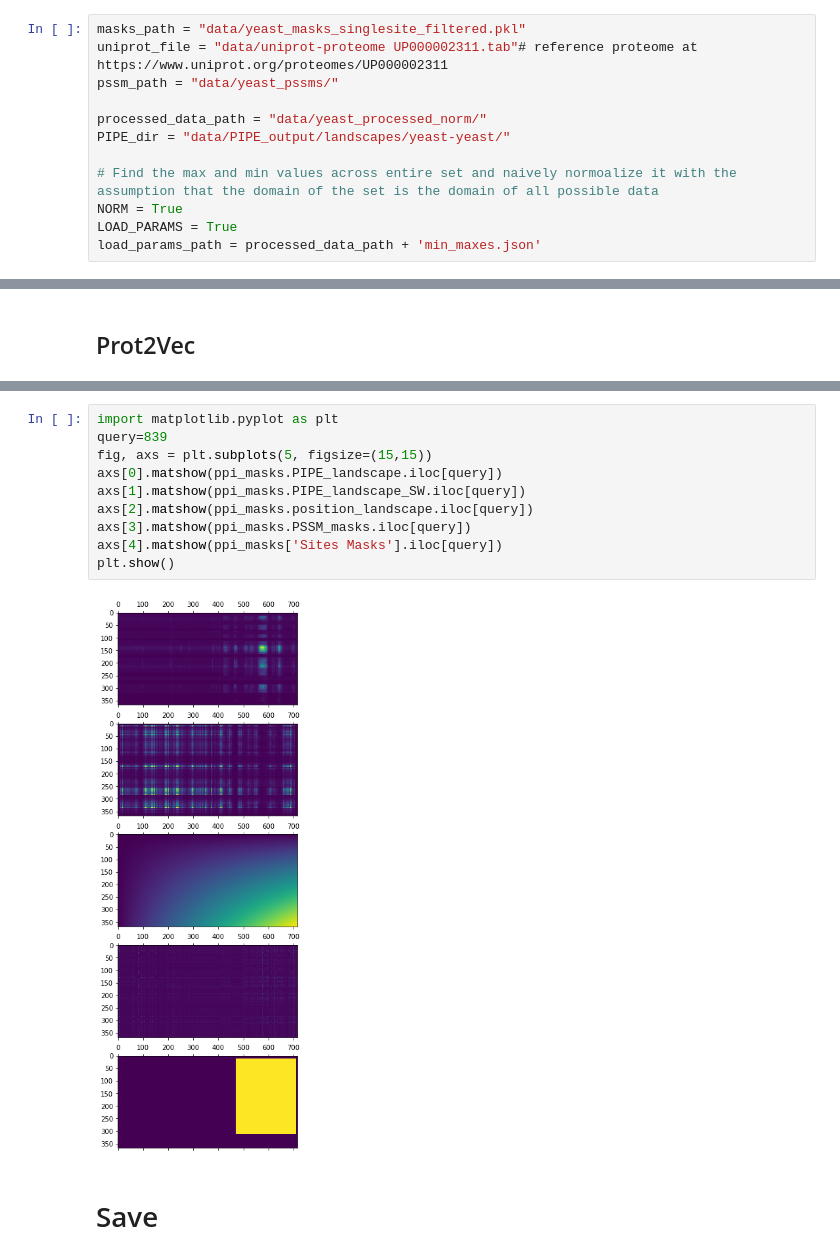
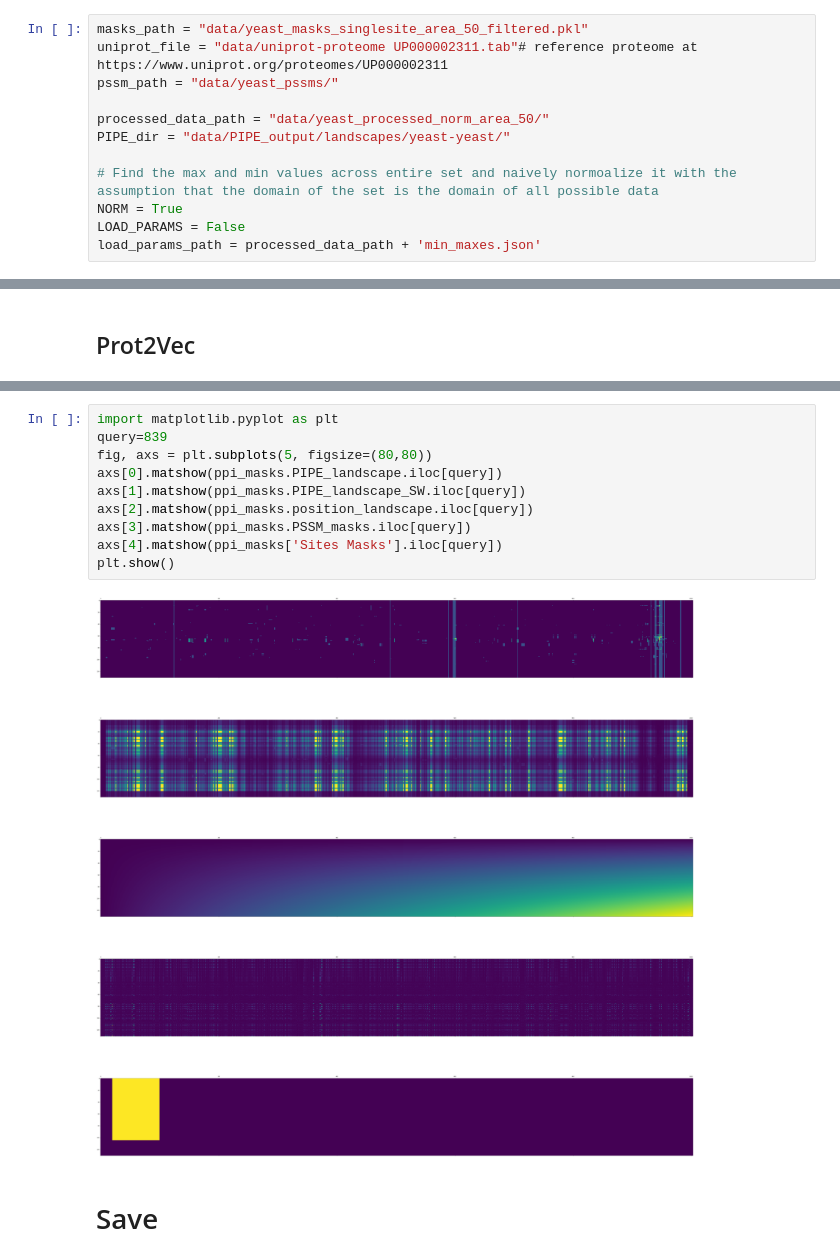
Before and after one commit to jrgreen7/PIPE, a Jupyter notebook: Deep-PIPE-Sites/preprocessing.ipynb, the cells around one changed output, grey strips where cells are left out. Saved outputs shown, nothing was run; the diff lists cells and outputs as text.

```diff
--- a/Deep-PIPE-Sites/preprocessing.ipynb
+++ b/Deep-PIPE-Sites/preprocessing.ipynb
@@ -9,16 +9,16 @@ import re
 import os
 import json
 # %%
-masks_path = "data/yeast_masks_singlesite_filtered.pkl"
+masks_path = "data/yeast_masks_singlesite_area_50_filtered.pkl"
 uniprot_file = "data/uniprot-proteome UP000002311.tab"# reference proteome at https://www.uniprot.org/proteomes/UP000002311
 pssm_path = "data/yeast_pssms/"
 
-processed_data_path = "data/yeast_processed_norm/"
+processed_data_path = "data/yeast_processed_norm_area_50/"
 PIPE_dir = "data/PIPE_output/landscapes/yeast-yeast/"
 
 # Find the max and min values across entire set and naively normoalize it with the assumption that the domain of the set is the domain of all possible data
 NORM = True
-LOAD_PARAMS = True
+LOAD_PARAMS = False
 load_params_path = processed_data_path + 'min_maxes.json'
 # %% [markdown]
 # Load data and masks
@@ -454,15 +454,15 @@ Name: 839, dtype: object
 # %%
 import matplotlib.pyplot as plt
 query=839
-fig, axs = plt.subplots(5, figsize=(15,15))
+fig, axs = plt.subplots(5, figsize=(80,80))
 axs[0].matshow(ppi_masks.PIPE_landscape.iloc[query])
 axs[1].matshow(ppi_masks.PIPE_landscape_SW.iloc[query])
 axs[2].matshow(ppi_masks.position_landscape.iloc[query])
 axs[3].matshow(ppi_masks.PSSM_masks.iloc[query])
 axs[4].matshow(ppi_masks['Sites Masks'].iloc[query])
 plt.show()
 # %% [output]
-[figure, old version]
+[figure, new version]
 # %% [markdown]
 # Save
 # %%
```
Also changed, not shown: parts of 27 cells of this notebook, 6 other files.
